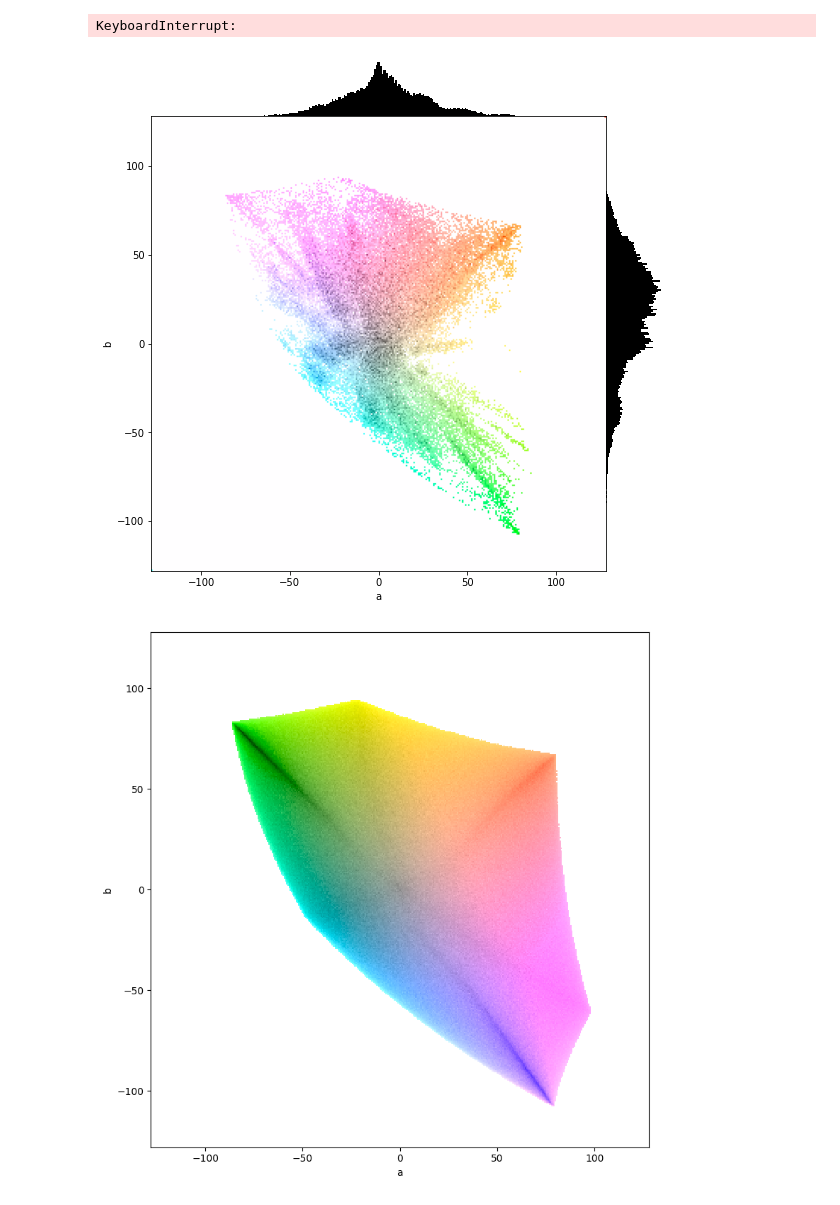
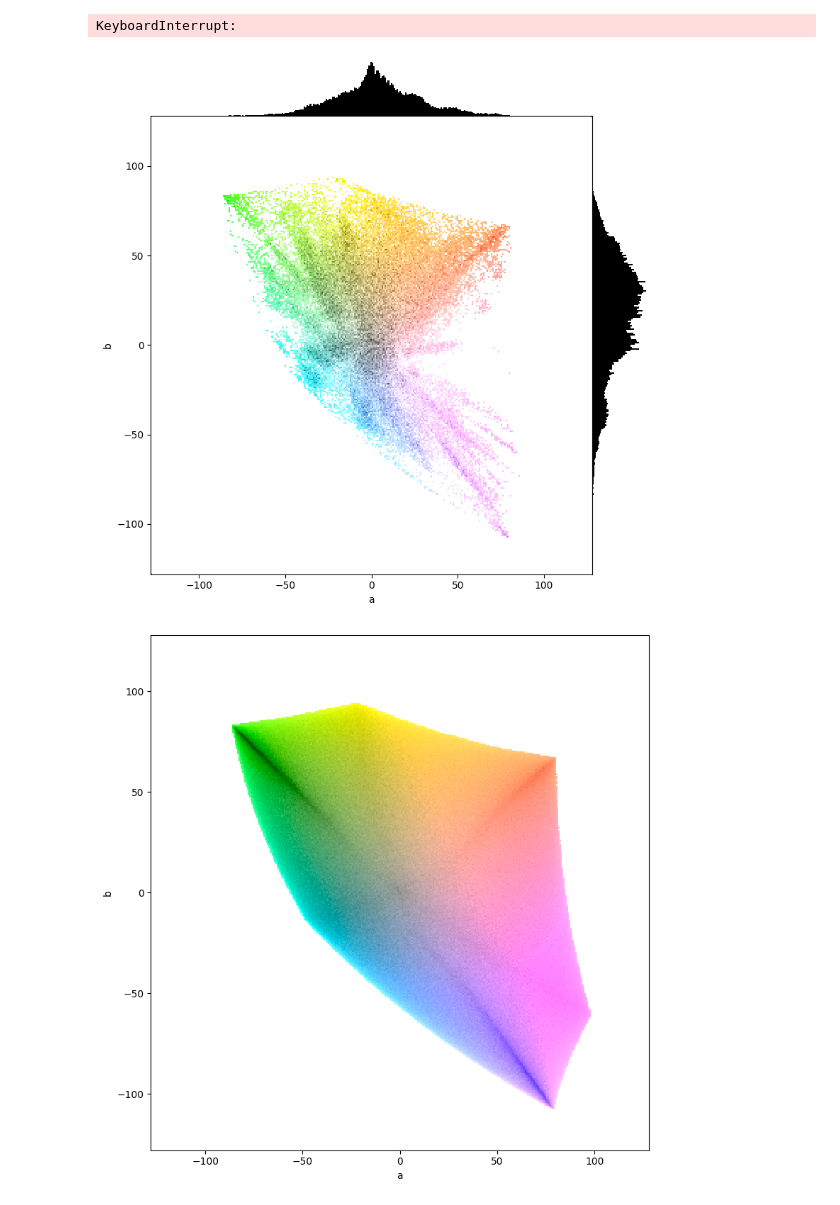
Before and after one commit to DennisGoss99/MasterThesis, a Jupyter notebook: code/dataAnalysis/dataAnalysis.ipynb, the cells around one changed output. Drawn from its saved outputs; the diff is of its cells as text; code cells hidden in the pictures.

```diff
--- a/code/dataAnalysis/dataAnalysis.ipynb
+++ b/code/dataAnalysis/dataAnalysis.ipynb
@@ -246,14 +246,14 @@ def plot_ab(df, bins=65, ax_main=None):
     x_centers = (x_edges[1:] + x_edges[:-1]) / 2
     y_centers = (y_edges[1:] + y_edges[:-1]) / 2
     ol = 100 - 80 * counts / counts.max()  # Lightness scaled for "beauty"
-    oa, ob = np.meshgrid(x_centers, y_centers, indexing='ij')  # Adjust meshgrid indexing
+    oa, ob = np.meshgrid(x_centers, y_centers)  # Adjust meshgrid indexing
     ol[counts == 0] = 100.0  # Mask areas with zero counts (white)
     oa[counts == 0] = 0.0
     ob[counts == 0] = 0.0
     lab = np.dstack((ol, oa, ob))
     rgb = color.lab2rgb(lab)  # LAB to RGB conversion
 
-    ax_main.imshow(rgb, extent=(-plot_lim, plot_lim, -plot_lim, plot_lim), origin='lower')
+    ax_main.pcolormesh(x_edges, y_edges, rgb)
 
     ax_main.set_xlabel("a")
     ax_main.set_ylabel("b")
@@ -283,34 +283,34 @@ else:
     path = r"C:\Users\Dennis\Desktop\Pro\MasterThesis\code\dataAnalysis\tempOutput"
 
 
 # datasets = ['Abzu_x512', 'BatmanArkhamKnight_x512', 'BioShockInf_x512', 'Borderlands_x512', 'Borderlands2_x512', 'BrothersATOTS_x512', 'CitiesSkylines_x512', 'CsGo_x512', 'Dauntless_x512', 'Dishonored_x512', 'Freepbr1k_x512', 'GarrysMod_x512', 'HalfLife2_x512', 'Left4Dead2_x512', 'Maneater_x512', 'Minecraft_x512', 'MutantYearZeroRTE_x512', 'OperatorNdmQG_x512', 'Phasmophobia_x512', 'Poliigon_x512', 'Polyhaven1k_x512', 'Portal_x512', 'Portal2_x512', 'Relicta_x512', 'RemnantFromTheAshes_x512', 'Ruiner_x512', 'StarWarsJFO_x512', 'TeamFortress2_x512', 'TrainSimWorld_x512', 'TrainSimWorld2_x512', 'UnityAssets_x512', 'Vampyr_x512', 'XCOM_x512', 'XCOM2_x512', 'AllData_x512']
 datasets = ['Minecraft_x512']
 for data_name in datasets:
 
     csv_file_path_sorted = os.path.join(path, f'dataSetAnalysis-{data_name}.csv')
 
     data = pd.read_csv(csv_file_path_sorted)
     df = pd.DataFrame(data)
     df = df.sample(frac=0.01, random_state=1)
 
     # Convert color strings to RGB tuples
     df['RGB'] = df['Color'].apply(lambda x: tuple(map(int, x.strip("()").split(", "))))
 
     # Convert from RGB to Lab color space
     df['Lab'] = df['RGB'].apply(lambda rgb: color.rgb2lab(np.array([[rgb]]) / 255)[0,0])
 
     df['a'] = df['Lab'].apply(lambda x: x[1])
     df['b'] = df['Lab'].apply(lambda x: x[2])
 
     new_row_df = pd.DataFrame([{'a': -plot_lim, 'b': -plot_lim, 'Count': 0}, {'a': plot_lim, 'b': plot_lim, 'Count': 0}])
     df = pd.concat([df, new_row_df], ignore_index=True)
 
     df['LogCount'] = np.log(df['Count'] +1).round().astype(int)
 
     plot_ab(df, bins=300)
     # plt.savefig(f'output/plot-{data_name}.png', dpi=300)
 # %% [output]
-[figure, old version]
+[figure, new version]
 # %%
 import pandas as pd
 import numpy as np
```
Also changed, not shown: 1 other file.
